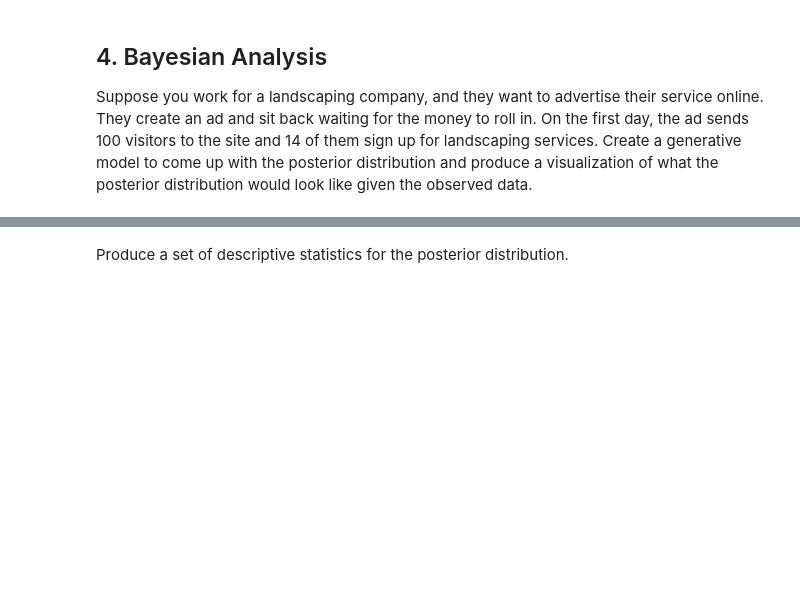
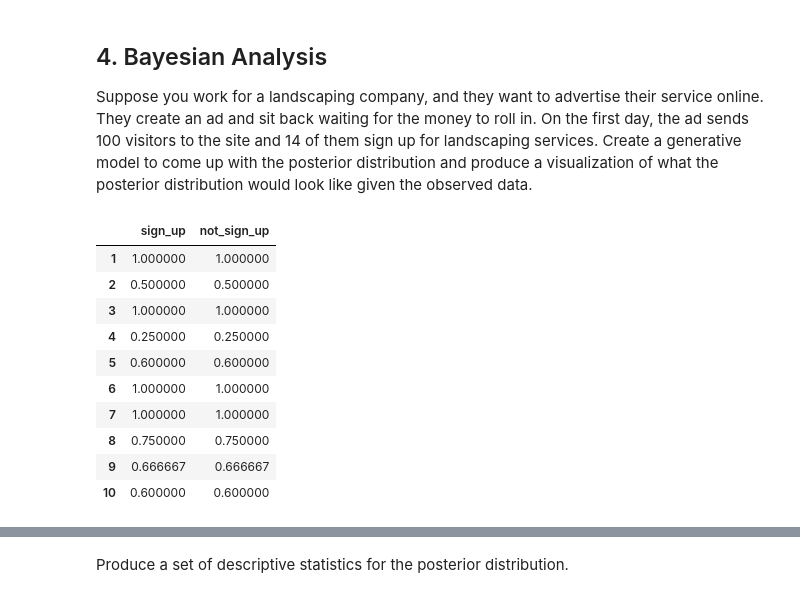
Before and after one commit to sbraca/dataptmad1019, a Jupyter notebook: module-2/lab-bayesian-statistics/your-code/main.ipynb, the cells around one changed output, grey strips where cells are left out. Cells and saved outputs as stored; diff of their text form; code cells hidden in the pictures; blank space fills up the shorter version.

```diff
--- a/module-2/lab-bayesian-statistics/your-code/main.ipynb
+++ b/module-2/lab-bayesian-statistics/your-code/main.ipynb
@@ -87,0 +133,18 @@ Suppose you work for a landscaping company, and they want to advertise their ser
+# %%
+simulations = [simulate_monty_hall(i+1) for i in range(n_simulations)]
+
+ad_df = pd.DataFrame(simulations, columns=['sign_up', 'not_sign_up'])
+ad_df.index = ad_df.index + 1
+ad_df.head(10)
+# %% [output]
+|  | sign_up | not_sign_up |
+| 1 | 1.000000 | 1.000000 |
+| 2 | 0.500000 | 0.500000 |
+| 3 | 1.000000 | 1.000000 |
+| 4 | 0.250000 | 0.250000 |
+| 5 | 0.600000 | 0.600000 |
+| 6 | 1.000000 | 1.000000 |
+| 7 | 1.000000 | 1.000000 |
+| 8 | 0.750000 | 0.750000 |
+| 9 | 0.666667 | 0.666667 |
+| 10 | 0.600000 | 0.600000 |
```
Also changed, not shown: parts of 10 cells of this notebook.
